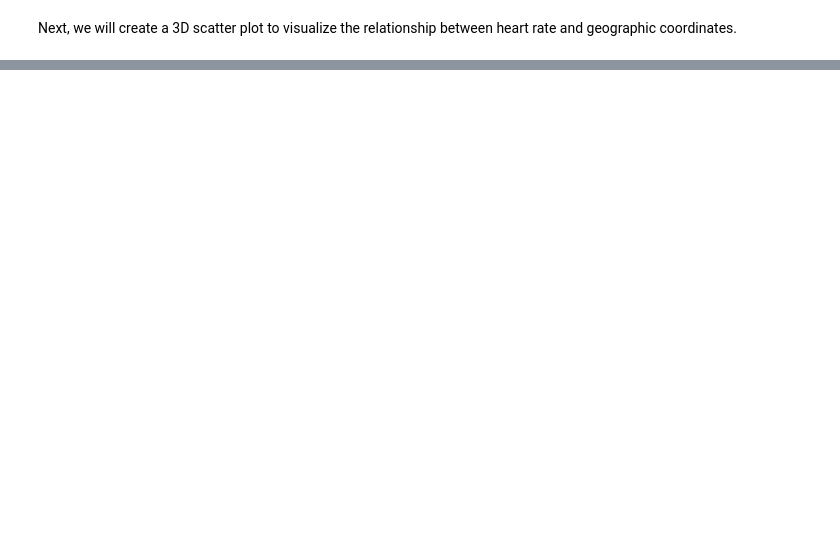
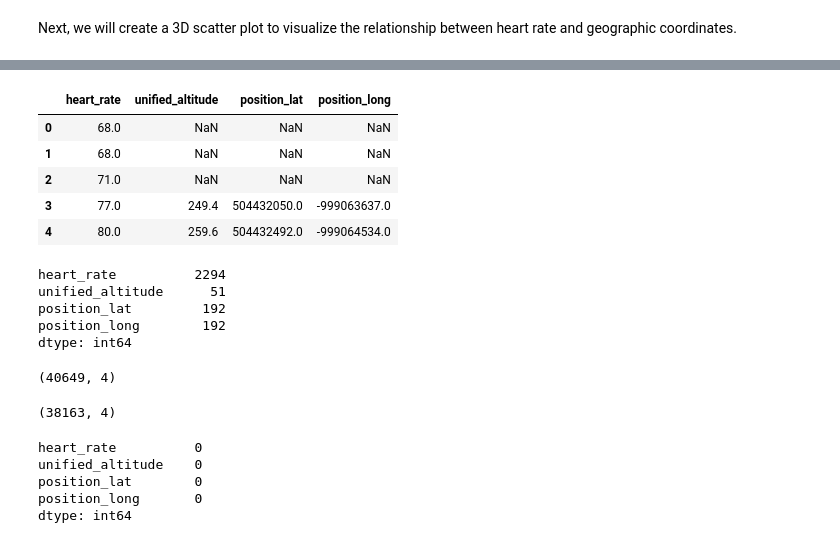
Before and after one commit to vandao288/strava_data_report, a Jupyter notebook: strava.ipynb, the cells around one changed output, grey strips where cells are left out. Cells and saved outputs as stored; diff of their text form; code cells hidden in the pictures; blank space fills up the shorter version.

Commit message:
heart_rate vs geographic coordinates: create & clean df

```diff
--- a/strava.ipynb
+++ b/strava.ipynb
@@ -736,0 +735,24 @@ Next, we will create a 3D scatter plot to visualize the relationship between hea
+# %%
+df['unified_altitude'] = df['enhanced_altitude'].fillna(df['altitude'])
+# %%
+df_selected = df[['heart_rate', 'unified_altitude', 'position_lat', 'position_long']]
+df_selected.head()
+# %% [output]
+|  | heart_rate | unified_altitude | position_lat | position_long |
+| 0 | 68.0 | NaN | NaN | NaN |
+| 1 | 68.0 | NaN | NaN | NaN |
+| 2 | 71.0 | NaN | NaN | NaN |
+| 3 | 77.0 | 249.4 | 504432050.0 | -999063637.0 |
+| 4 | 80.0 | 259.6 | 504432492.0 | -999064534.0 |
+# %%
+df_selected.isna().sum()
+# %% [output]
+heart_rate          2294
+unified_altitude      51
+position_lat         192
+position_long        192
+dtype: int64
+# %%
+df_selected.shape
+# %% [output]
+(40649, 4)
@@ -736,0 +763,13 @@ Next, we will create a 3D scatter plot to visualize the relationship between hea
+# %%
+df_selected = df_selected.dropna()
+df_selected.shape
+# %% [output]
+(38163, 4)
+# %%
+df_selected.isna().sum()
+# %% [output]
+heart_rate          0
+unified_altitude    0
+position_lat        0
+position_long       0
+dtype: int64
```
Also changed, not shown: parts of 3 cells of this notebook.
